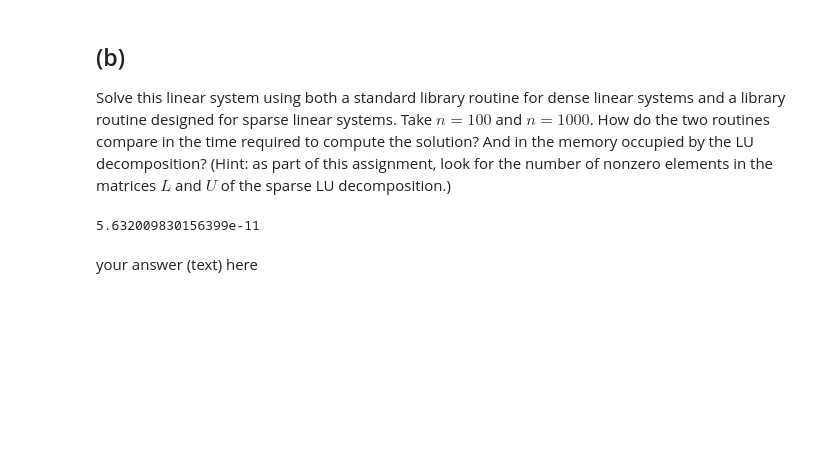
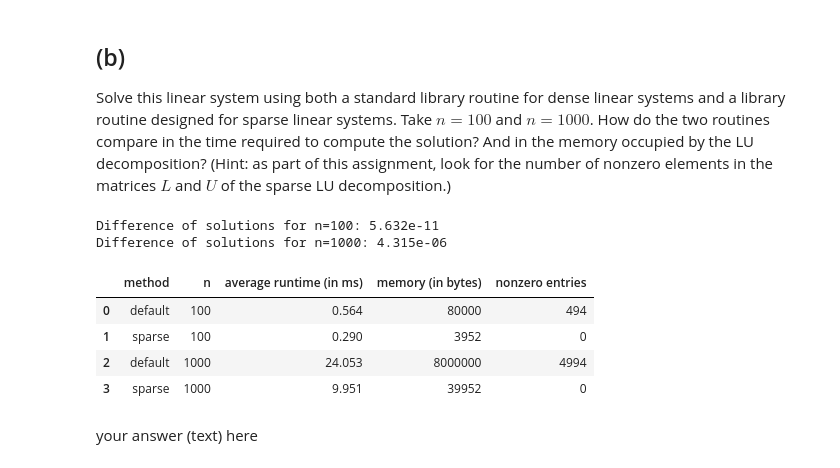
Before and after one commit to jonas4climate/na-assignment1, a Jupyter notebook: hw2_2023.ipynb, the cells around one changed output. Saved outputs shown, nothing was run; the diff lists cells and outputs as text; code cells hidden in the pictures; blank space fills up the shorter version.

```diff
--- a/hw2_2023.ipynb
+++ b/hw2_2023.ipynb
@@ -202,22 +202,47 @@ print(cantilevered_beam_matrix(6))
 
 Solve this linear system using both a standard library routine for dense linear systems and a library routine designed for sparse linear systems. Take $n=100$ and $n=1000$. How do the two routines compare in the time required to compute the solution? And in the memory occupied by the LU decomposition? (Hint: as part of this assignment, look for the number of nonzero elements in the matrices $L$ and $U$ of the sparse LU decomposition.)
 # %%
-# your code here
+def solve_cantilevered_beam_matrix(n, method):
+    A = cantilevered_beam_matrix(n)
+    b = get_b(n)
+    match(method):
+        case 'default':
+            sol = solve(A, b)
+            return sol, A.data.nbytes, np.count_nonzero(A)
+        case 'sparse':
+            sparse_A = csr_array(A)
+            sol = spsolve(sparse_A, b)
+            return sol, sparse_A.data.nbytes, 0
+        case _:
+            raise ValueError('method must be either default or sparse')
 
-# import timeit
-n = 100
-A = cantilevered_beam_matrix(n)
-sparse_A = csr_array(A)
-b = get_b(n)
+def cantilevered_comparison(N_sim=100):
+    time_default_100 = timeit.timeit("solve_cantilevered_beam_matrix(100, 'default')", number=N_sim, globals=globals()) / N_sim
+    sol_100_default, mem_100_default, nonzero_100_default = solve_cantilevered_beam_matrix(100, 'default')
+    time_sparse_100 = timeit.timeit("solve_cantilevered_beam_matrix(100, 'sparse')", number=N_sim, globals=globals()) / N_sim
+    sol_100_sparse, mem_100_sparse, nonzero_100_sparse = solve_cantilevered_beam_matrix(100, 'sparse')
+    time_default_1000 = timeit.timeit("solve_cantilevered_beam_matrix(1000, 'default')", number=N_sim, globals=globals()) / N_sim
+    sol_1000_default, mem_1000_default, nonzero_1000_default = solve_cantilevered_beam_matrix(1000, 'default')
+    time_sparse_1000 = timeit.timeit("solve_cantilevered_beam_matrix(1000, 'sparse')", number=N_sim, globals=globals()) / N_sim
+    sol_1000_sparse, mem_1000_sparse, nonzero_1000_sparse = solve_cantilevered_beam_matrix(1000, 'sparse')
+    data = pd.DataFrame({'method': ['default', 'sparse', 'default', 'sparse'],
+                            'n': [100, 100, 1000, 1000],
+                            'average runtime (in ms)': [f'{time*1000:.3f}' for time in [time_default_100, time_sparse_100, time_default_1000, time_sparse_1000]],
+                            'memory (in bytes)': [mem_100_default, mem_100_sparse, mem_1000_default, mem_1000_sparse],
+                            'nonzero entries': [nonzero_100_default, nonzero_100_sparse, nonzero_1000_default, nonzero_1000_sparse],})
+    print(f'Difference of solutions for n=100: {np.linalg.norm(sol_100_default-sol_100_sparse):.3e}')
+    print(f'Difference of solutions for n=1000: {np.linalg.norm(sol_1000_default-sol_1000_sparse):.3e}')
+    return data
 
-sol_nonsparse = solve(A, b)
-sol_sparse = spsolve(sparse_A, b)
-
-dif = np.linalg.norm(sol_sparse-sol_nonsparse)
-
-print(dif)
+cantilevered_comparison(100)
 # %% [output]
-5.632009830156399e-11
+Difference of solutions for n=100: 5.632e-11
+Difference of solutions for n=1000: 4.315e-06
+|  | method | n | average runtime (in ms) | memory (in bytes) | nonzero entries |
+| 0 | default | 100 | 0.564 | 80000 | 494 |
+| 1 | sparse | 100 | 0.290 | 3952 | 0 |
+| 2 | default | 1000 | 24.053 | 8000000 | 4994 |
+| 3 | sparse | 1000 | 9.951 | 39952 | 0 |
 # %% [markdown]
 your answer (text) here
 # %% [markdown]
```
Also changed, not shown: parts of 1 cell of this notebook.
